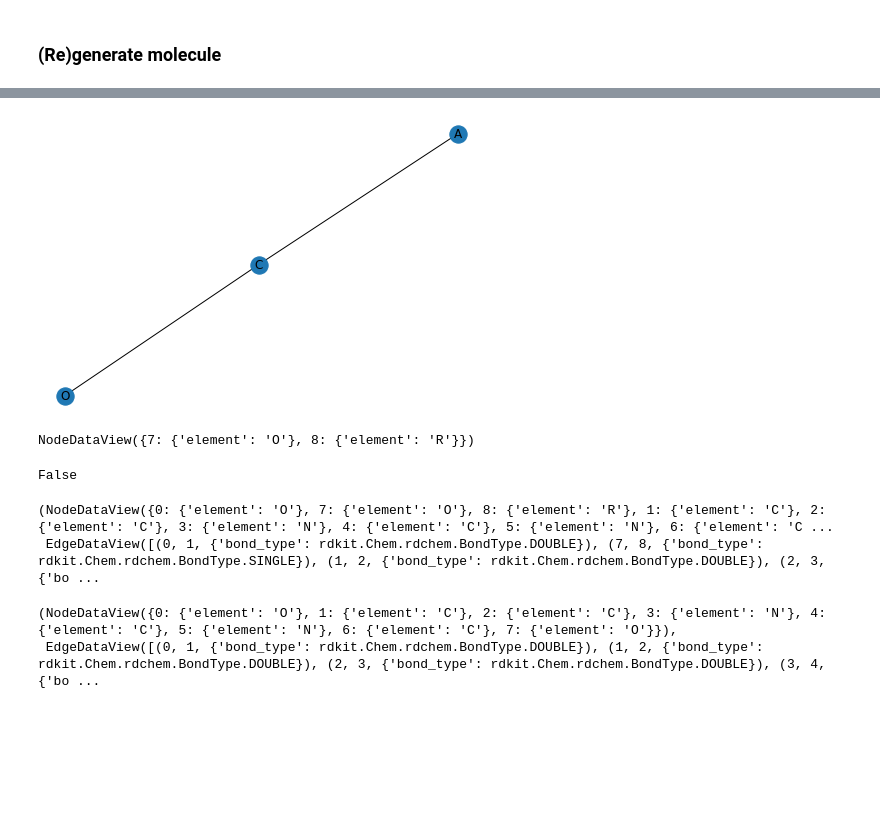
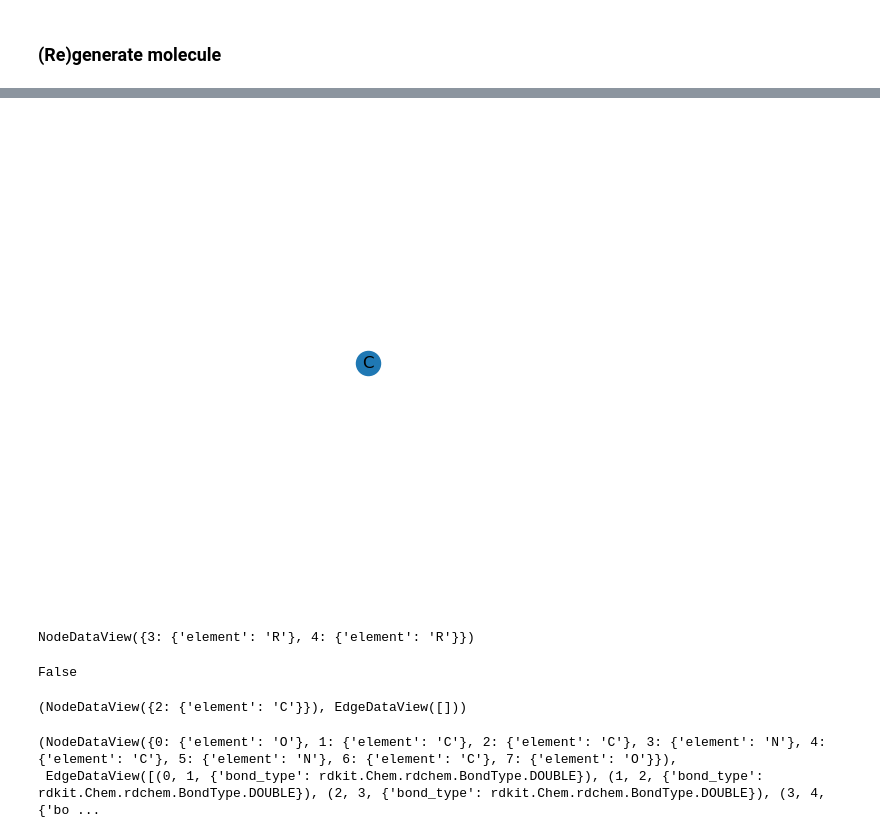
Before and after one commit to expofx/minideg, a Jupyter notebook: experiment.ipynb, the cells around one changed output, grey strips where cells are left out. Cells and saved outputs as stored; diff of their text form; code cells hidden in the pictures; blank space fills up the shorter version.

Commit message:
add more anchor node

```diff
--- a/experiment.ipynb
+++ b/experiment.ipynb
@@ -272,3 +283,20 @@ rules.rules
+# %%
+# check if subgraph matches lhs
+
+def check_match(subgraph, lhs):
+    """
+    Matches if subgraph has same elements as lhs, where A can be any element
+    """
+    lhs_elements = ["R" if n[1]['element']=="R" else "A" for n in lhs.nodes(data=True)] # turn all elements into A
+    subgraph_elements = [n[1]['element'] for n in subgraph.nodes(data=True)]
+
+    if len(lhs_elements) != len(subgraph_elements):
+        return False
+
+    if lhs_elements != subgraph_elements and lhs_elements != subgraph_elements[::-1]:
+        return False
+
+    return True
 # %%
 # apply production rule to generate new graph
 
@@ -278,52 +306,49 @@ def apply_rule(G, rule: ProductionRule):
     lhs_nodes = list(rule.lhs.nodes())
     rhs_nodes = list(rule.rhs.nodes())
 
-    # get nodes in G that match lhs nodes
-    matches = []
-    for node in lhs_nodes:
-        for n in Gc.nodes():
-            if Gc.nodes[n]['element'] == rule.lhs.nodes[node]['element']:
-                matches.append(n)
+    # get all subgraphs with the same number of nodes as lhs
+    subgraphs = [Gc.subgraph(s) for s in nx.connected_components(Gc) if len(Gc.subgraph(s).nodes()) == len(lhs_nodes)]
 
-    # get all possible combinations of matches
-    combinations = list(itertools.combinations(matches, len(lhs_nodes)))
-
-    # check if any combination is isomorphic to lhs
-    for comb in combinations:
-        lhs = rule.lhs.copy()
-        lhs = nx.relabel_nodes(lhs, {n: d['element'] for n, d in lhs.nodes(data=True)})   # relabel nodes with element, not index
-        lhs = nx.relabel_nodes(lhs, {n: comb[n] for n in range(len(comb))})   # relabel nodes with indices in comb
-        lhs = nx.relabel_nodes(lhs, {n: d['element'] for n, d in lhs.nodes(data=True)})   # relabel nodes with element, not index
-
-        if nx.is_isomorphic(lhs, rule.lhs): # if isomorphic, apply rule
-
+    # check if subgraph matches lhs
+    for subgraph in subgraphs:
+        if check_match(subgraph, rule.lhs): # if subgraph matches lhs, apply rule
+            # add rhs nodes to G
             Gc.add_nodes_from(rhs_nodes)
             for node in rhs_nodes:
                 Gc.nodes[node]['element'] = rule.rhs.nodes[node]['element']
             for edge in rule.rhs.edges():
                 Gc.add_edge(edge[0], edge[1], bond_type=rule.rhs.edges[edge]['bond_type'])
 
-            # Gc.remove_nodes_from(comb)
+            # get id of anchor node in rhs; if not presnt, then None
+            anchor_node = next((n for n in rhs_nodes if rule.rhs.nodes[n]['element'] == 'A'), None)
+            # get id of R node in subgraph (which is the same as in Gc), otherwise None
+            R_node = [n for n in subgraph.nodes(data=True) if n[1]['element'] == 'R'][0][0]
 
-            # remove replaced X node or R node
-            for n in comb:
-                if Gc.nodes[n]['element'] == 'X' or Gc.nodes[n]['element'] == 'R':
-                    Gc.remove_node(n)
-
-            return Gc
+            # add edge from anchor node to R node
+            Gc.add_edge(anchor_node, R_node)
+            # remove anchor node and R node from Gc
+            Gc.remove_node(anchor_node)
+            Gc.remove_node(R_node)
 
     return Gc
 
 generated = nx.Graph()
 generated.add_node(0, element='X')
 
+# find starting rules
+
+start_rules = [rule for rule in rules.rules if rule.lhs.nodes[0]['element'] == 'X']
+start_rule = random.choice(start_rules)
+generated = start_rule.rhs.copy()
+
 # apply rules to generate new graph
 
-while any([d['element'] == 'R' or d['element'] == 'X' for n, d in generated.nodes(data=True)]):    # while there are still R (non-terminal) nodes
-    for rule in rules.rules:
+while any([d['element'] == 'R' for n, d in generated.nodes(data=True)]):    # while there are still R (non-terminal) nodes
+    for rule in rules.rules:    # TODO: randomize so not always applying same rule first
         generated = apply_rule(generated, rule)
-        print(generated.nodes(data=True))
-        print(generated.edges(data=True))
+
+    print(generated.nodes(data=True))
+    print(generated.edges(data=True))
 
 pos=nx.spring_layout(generated)
 nx.draw(generated, pos, labels={n: d['element'] for n, d in generated.nodes(data=True)})
@@ -351,8 +358,8 @@ nx.draw(generated, pos, labels={n: d['element'] for n, d in generated.nodes(data
-[figure, old version]
+[figure, new version]
 # %%
 rule.rhs.nodes(data=True)
 # %% [output]
-NodeDataView({7: {'element': 'O'}, 8: {'element': 'R'}})
+NodeDataView({3: {'element': 'R'}, 4: {'element': 'R'}})
 # %%
 # check if generated graph is same as original graph
 
@@ -362,8 +369,7 @@ False
 # %%
 generated.nodes(data=True), generated.edges(data=True)
 # %% [output]
-(NodeDataView({0: {'element': 'O'}, 7: {'element': 'O'}, 8: {'element': 'R'}, 1: {'element': 'C'}, 2: {'element': 'C'}, 3: {'element': 'N'}, 4: {'element': 'C'}, 5: {'element': 'N'}, 6: {'element': 'C ...
- EdgeDataView([(0, 1, {'bond_type': rdkit.Chem.rdchem.BondType.DOUBLE}), (7, 8, {'bond_type': rdkit.Chem.rdchem.BondType.SINGLE}), (1, 2, {'bond_type': rdkit.Chem.rdchem.BondType.DOUBLE}), (2, 3, {'bo ...
+(NodeDataView({2: {'element': 'C'}}), EdgeDataView([]))
 # %%
 mol_to_graph(m).nodes(data=True), mol_to_graph(m).edges(data=True)
 # %% [output]
```
Also changed, not shown: parts of 13 cells of this notebook, 1 other file.
